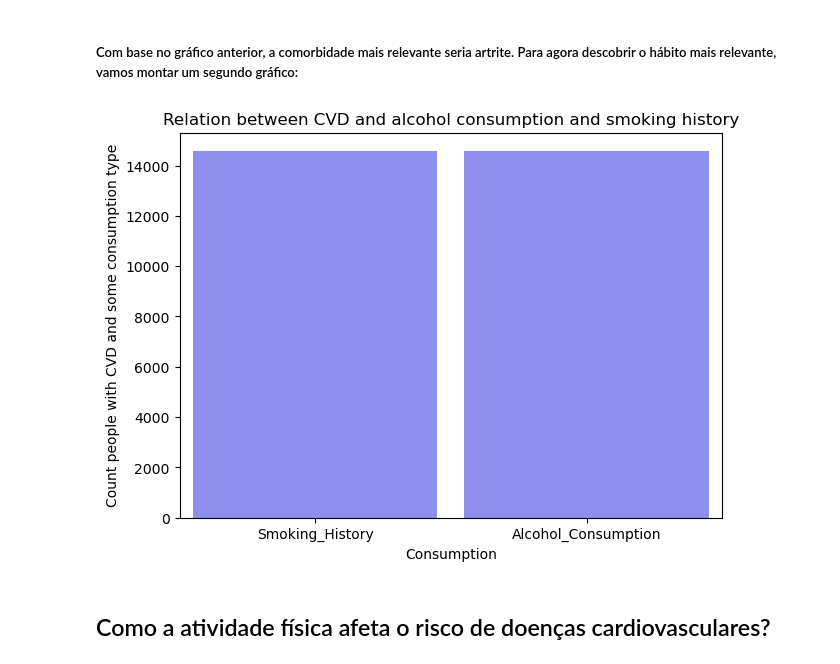
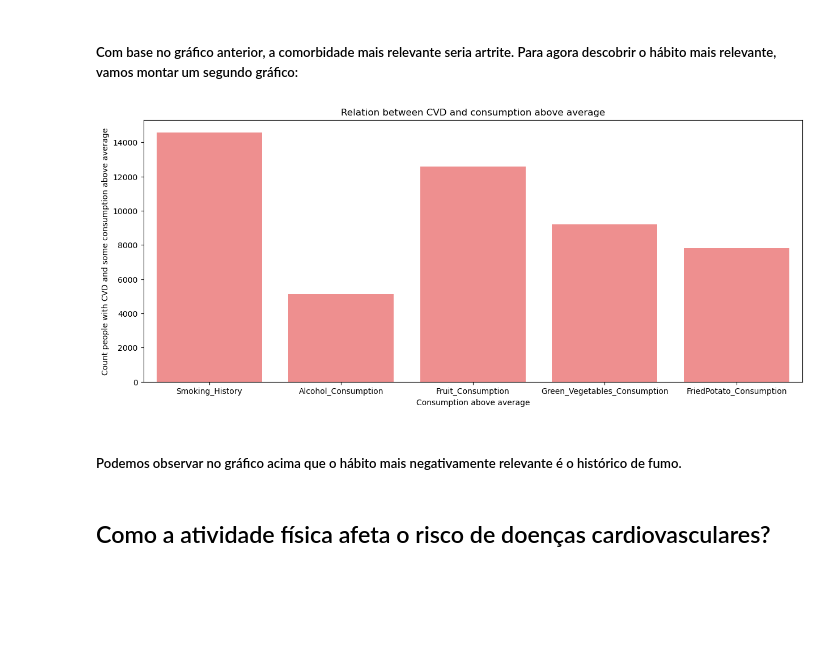
Before and after one commit to PDTCCLF/INF1032, a Jupyter notebook: INF1032_G1.ipynb, the cells around one changed output. Drawn from its saved outputs; the diff is of its cells as text; code cells hidden in the pictures; blank space fills up the shorter version.

```diff
--- a/INF1032_G1.ipynb
+++ b/INF1032_G1.ipynb
@@ -126,22 +126,38 @@ plt.show()
 def graficoConsumptionCVD(tabela):
     '''Funcao que retorna um grafico de barras com a
     quantidade de pessoas em cada categoria de consumo a partir de uma tabela'''
-    keys = ["Smoking_History","Alcohol_Consumption"]
+    averageAC = sum(tabela["Alcohol_Consumption"])/len(tabela["Alcohol_Consumption"])
+    averageFC = sum(tabela["Fruit_Consumption"])/len(tabela["Fruit_Consumption"])
+    averageGVC = sum(tabela["Green_Vegetables_Consumption"])/len(tabela["Green_Vegetables_Consumption"])
+    averageFPC = sum(tabela["FriedPotato_Consumption"])/len(tabela["FriedPotato_Consumption"])
+    keys = ["Smoking_History","Alcohol_Consumption","Fruit_Consumption","Green_Vegetables_Consumption", "FriedPotato_Consumption"]
     values = {}
     for key in keys:
-        values[key] = len(tabela.query(f'{keys} == "Yes"'))
-    fig = plt.figure(figsize=(7,5))
+        match(key):
+            case "Smoking_History":
+                values[key] = len(tabela.query(f'{key} == "Yes"'))
+            case "Alcohol_Consumption":
+                values[key] = len(tabela.query(f'{key} >= {averageAC}'))
+            case "Fruit_Consumption":
+                values[key] = len(tabela.query(f'{key} >= {averageFC}'))
+            case "Green_Vegetables_Consumption":
+                values[key] = len(tabela.query(f'{key} >= {averageGVC}'))
+            case "FriedPotato_Consumption":
+                values[key] = len(tabela.query(f'{key} >= {averageFPC}'))
+    fig = plt.figure(figsize=(15,6))
     a,b = (zip(*values.items()))
     return list(a), list(b)
 # %%
 CVDConsumption, countCVDConsumption = graficoConsumptionCVD(df.query('Heart_Disease == "Yes"'))
-ax=sns.barplot(x=CVDConsumption,y=countCVDConsumption,color = 'blue', alpha = 0.5, width=0.9)
-plt.title("Relation between CVD and alcohol consumption and smoking history")
-ax.set(xlabel="Consumption", ylabel="Count people with CVD and some consumption type")
+ax=sns.barplot(x=CVDConsumption,y=countCVDConsumption,color = 'red', alpha = 0.5)
+plt.title("Relation between CVD and consumption above average")
+ax.set(xlabel="Consumption above average", ylabel="Count people with CVD and some consumption above average")
 
 plt.show()
 # %% [output]
-[figure, old version]
+[figure, new version]
+# %% [markdown]
+##### Podemos observar no gráfico acima que o hábito mais negativamente relevante é o histórico de fumo.
 # %% [markdown]
 ## Como a atividade física afeta o risco de doenças cardiovasculares?
 # %%
```
Also changed, not shown: parts of 1 cell of this notebook.
